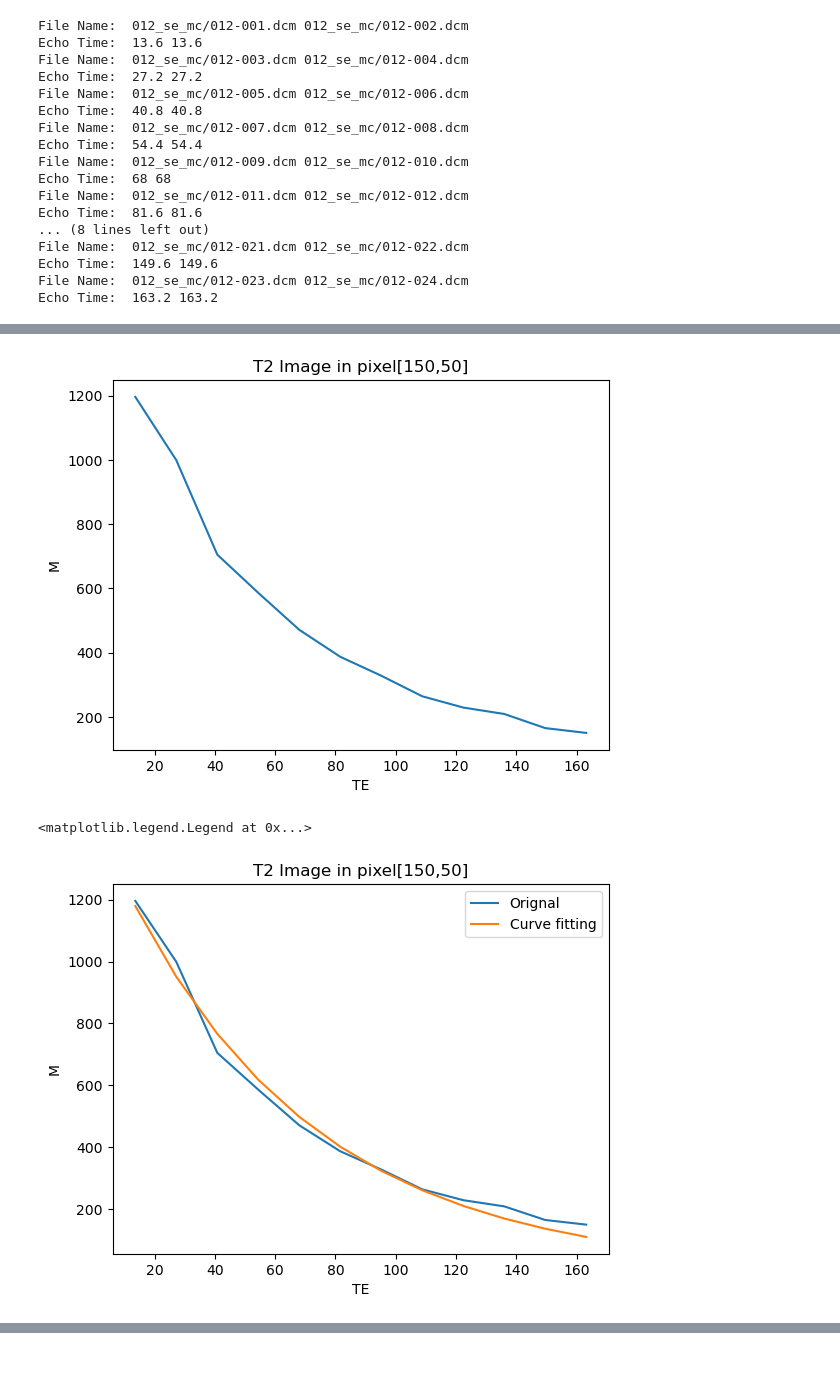
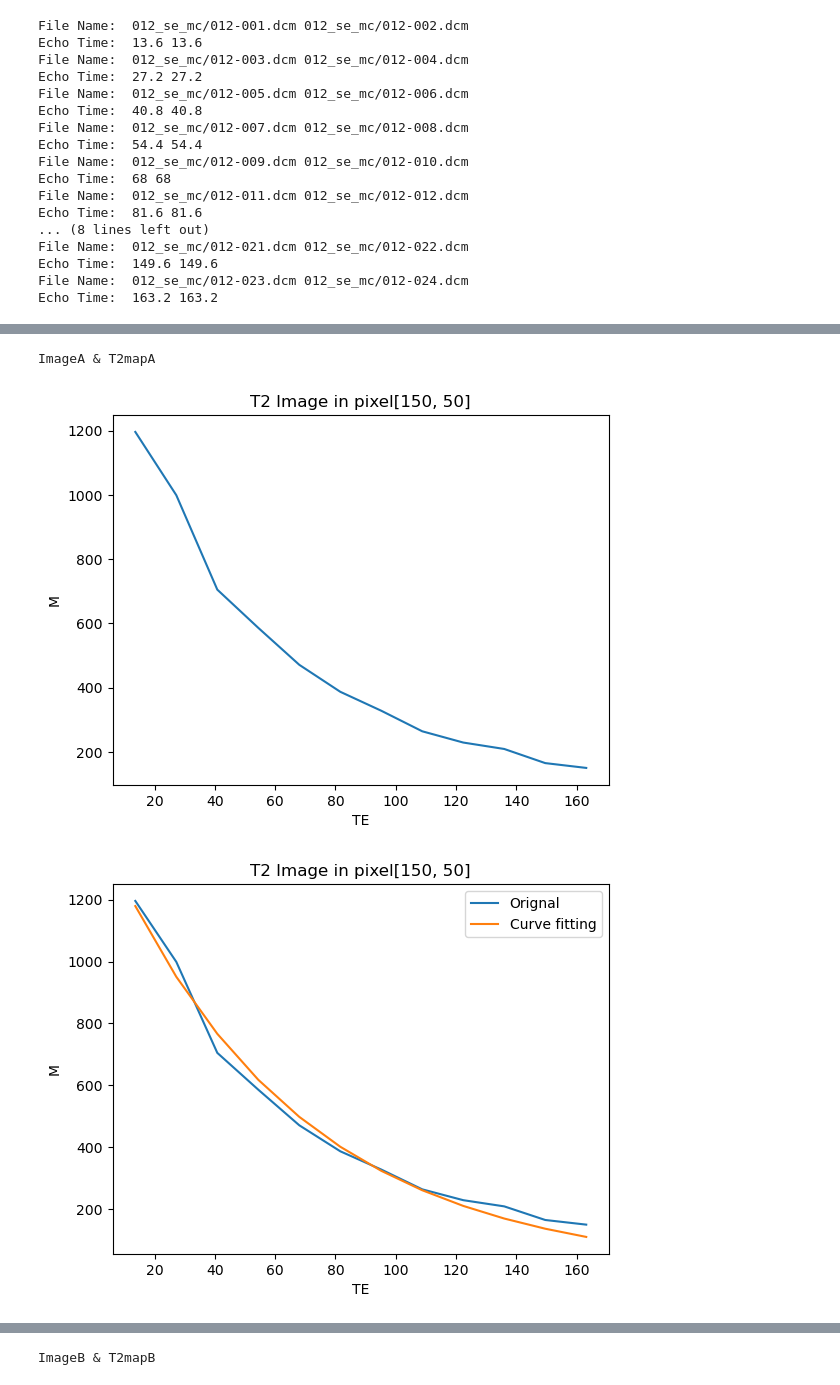
Before and after one commit to DanielHo-BS/MRI, a Jupyter notebook: Spin_echo_12echo_HW1/HW1.ipynb, the cells around one changed output, grey strips where cells are left out. Saved outputs shown, nothing was run; the diff lists cells and outputs as text; code cells hidden in the pictures.

```diff
--- a/Spin_echo_12echo_HW1/HW1.ipynb
+++ b/Spin_echo_12echo_HW1/HW1.ipynb
@@ -134,21 +137,34 @@ Mapping(imgB, echoTime, T2mapB)
 [figure]
-# %%
-plt.plot(echoTime, imgA[150,50,:])
-plt.title("T2 Image in pixel[150,50]")
-plt.xlabel("TE")
-plt.ylabel("M")
-plt.show()
-# %% [output]
-[figure, removed]
 # %%
-T2 = [T2mapA[150,50,0]*np.exp(-x/T2mapA[150,50,1]) for x in echoTime]
-plt.plot(echoTime, imgA[150,50,:])
-plt.plot(echoTime, T2)
+def T2_plot(img, T2map, echoTime, pixel, outputFile):
+    row = pixel[0]
+    colum = pixel[1]
+    plt.plot(echoTime, img[row,colum,:])
+    plt.title("T2 Image in pixel"+str(pixel))
+    plt.xlabel("TE")
+    plt.ylabel("M")
+    plt.savefig("images/"+outputFile)
+    plt.show()
 
-plt.title("T2 Image in pixel[150,50]")
-plt.xlabel("TE")
-plt.ylabel("M")
-plt.legend(['Orignal','Curve fitting'])
+    T2 = [T2map[row,colum,0]*np.exp(-x/T2map[row,colum,1]) for x in echoTime]
+    plt.plot(echoTime, img[row,colum,:])
+    plt.plot(echoTime, T2)
+
+    plt.title("T2 Image in pixel"+str(pixel))
+    plt.xlabel("TE")
+    plt.ylabel("M")
+    plt.legend(['Orignal','Curve fitting'])
+    plt.savefig("images/curve-"+outputFile)
+    plt.show()
-# %% [output]
-<matplotlib.legend.Legend at 0x...>
-[figure, removed]
+# %%
+print("ImageA & T2mapA")
+T2_plot(imgA, T2mapA, echoTime, [150,50], "imageA-150.50.png")
+T2_plot(imgA, T2mapA, echoTime, [150,200], "imageA-150.200.png")
+
+print("ImageB & T2mapB")
+T2_plot(imgB, T2mapB, echoTime, [150,50], "imageB-150.50.png")
+T2_plot(imgB, T2mapB, echoTime, [150,100], "imageB-150.100.png")
+# %% [output]
+ImageA & T2mapA
+[figure, added]
+[figure, added]
@@ -154,0 +173 @@ plt.legend(['Orignal','Curve fitting'])
+ImageB & T2mapB
```
Also changed, not shown: parts of 3 cells of this notebook, 4 other files.
